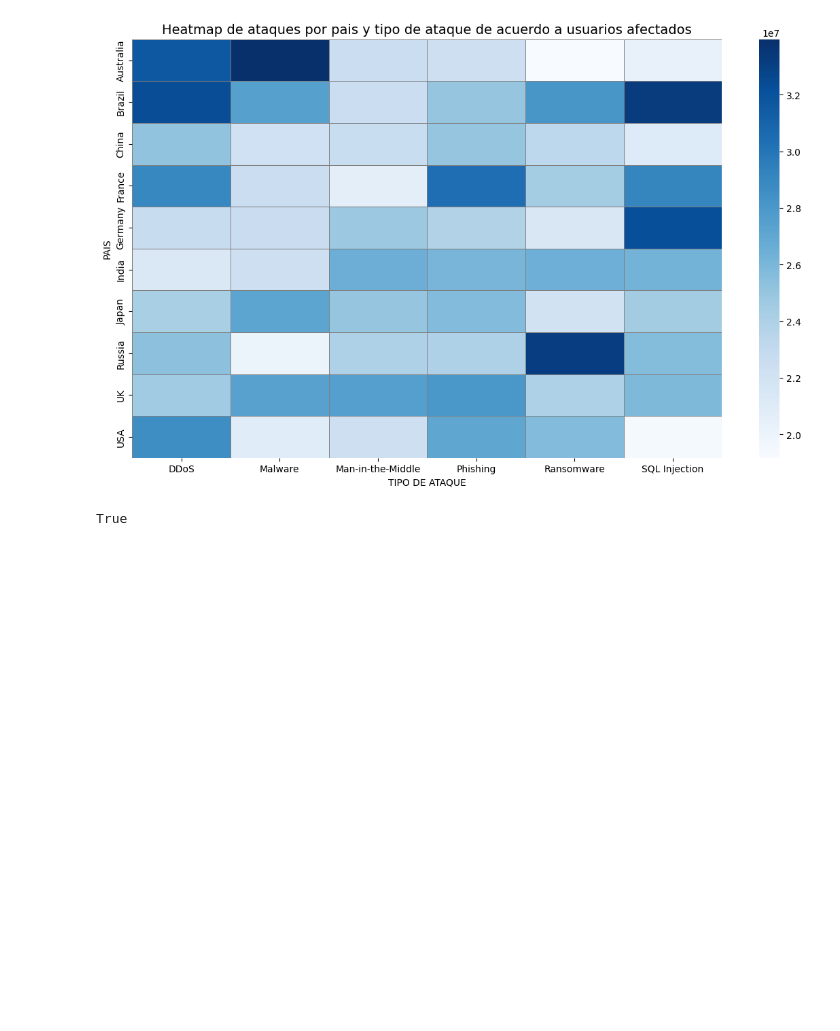
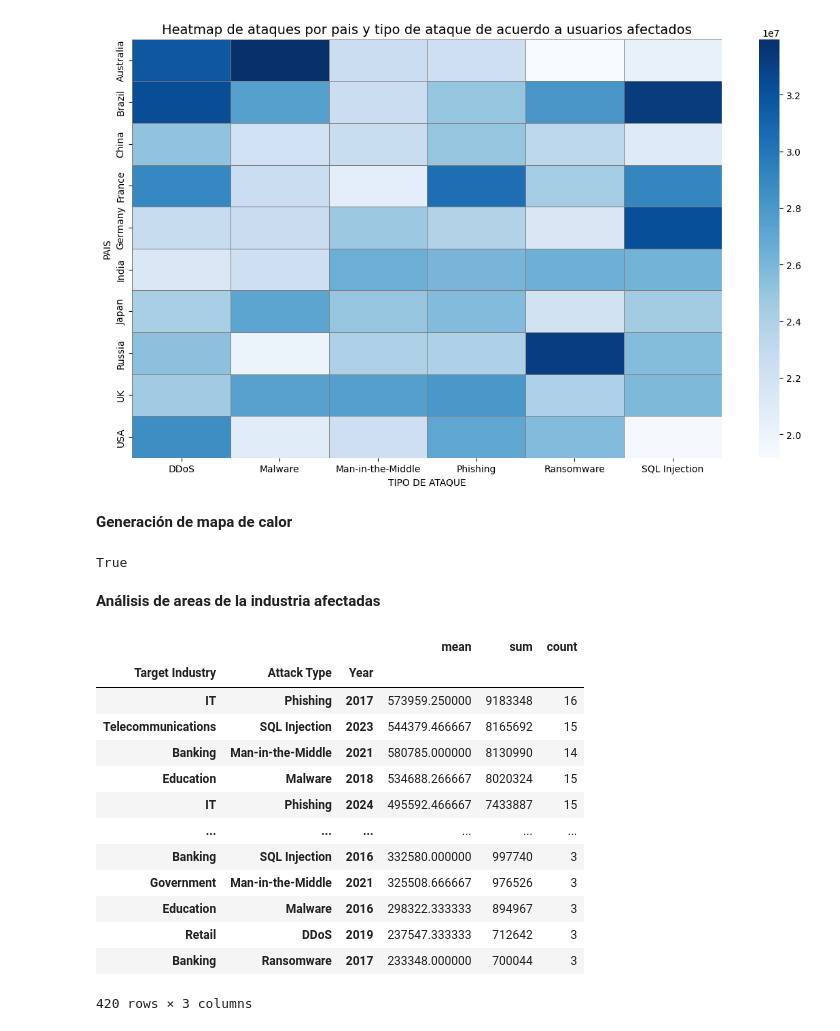
Before and after one commit to Bryan810/Grupo_9_tarea_3, a Jupyter notebook: sample.ipynb, the cells around one changed output. Drawn from its saved outputs; the diff is of its cells as text; code cells hidden in the pictures; blank space fills up the shorter version.

```diff
--- a/sample.ipynb
+++ b/sample.ipynb
@@ -107,6 +79,8 @@ plt.ylabel("PAIS")
 plt.show()
 # %% [output]
 [figure]
+# %% [markdown]
+**Generación de mapa de calor**
 # %%
 coords = pd.read_csv("data/country_coordinates.csv")
 country_totals = df.groupby("Country")["Number of Affected Users"].sum().reset_index()
@@ -169,3 +149,22 @@ m.save("mapa_ciberataques.html")
 webbrowser.open("mapa_ciberataques.html")
 # %% [output]
 True
+# %% [markdown]
+**Análisis de areas de la industria afectadas**
+# %%
+df.groupby(["Target Industry", "Attack Type", "Year"])["Number of Affected Users"].agg(["mean", "sum", "count"]).sort_values("sum", ascending=False)
+# %% [output]
+|  |  |  | mean | sum | count |
+| Target Industry | Attack Type | Year |  |  |  |
+| IT | Phishing | 2017 | 573959.250000 | 9183348 | 16 |
+| Telecommunications | SQL Injection | 2023 | 544379.466667 | 8165692 | 15 |
+| Banking | Man-in-the-Middle | 2021 | 580785.000000 | 8130990 | 14 |
+| Education | Malware | 2018 | 534688.266667 | 8020324 | 15 |
+| IT | Phishing | 2024 | 495592.466667 | 7433887 | 15 |
+| ... | ... | ... | ... | ... | ... |
+| Banking | SQL Injection | 2016 | 332580.000000 | 997740 | 3 |
+| Government | Man-in-the-Middle | 2021 | 325508.666667 | 976526 | 3 |
+| Education | Malware | 2016 | 298322.333333 | 894967 | 3 |
+| Retail | DDoS | 2019 | 237547.333333 | 712642 | 3 |
+| Banking | Ransomware | 2017 | 233348.000000 | 700044 | 3 |
+420 rows × 3 columns
```
Also changed, not shown: parts of 13 cells of this notebook, 7 other files.
